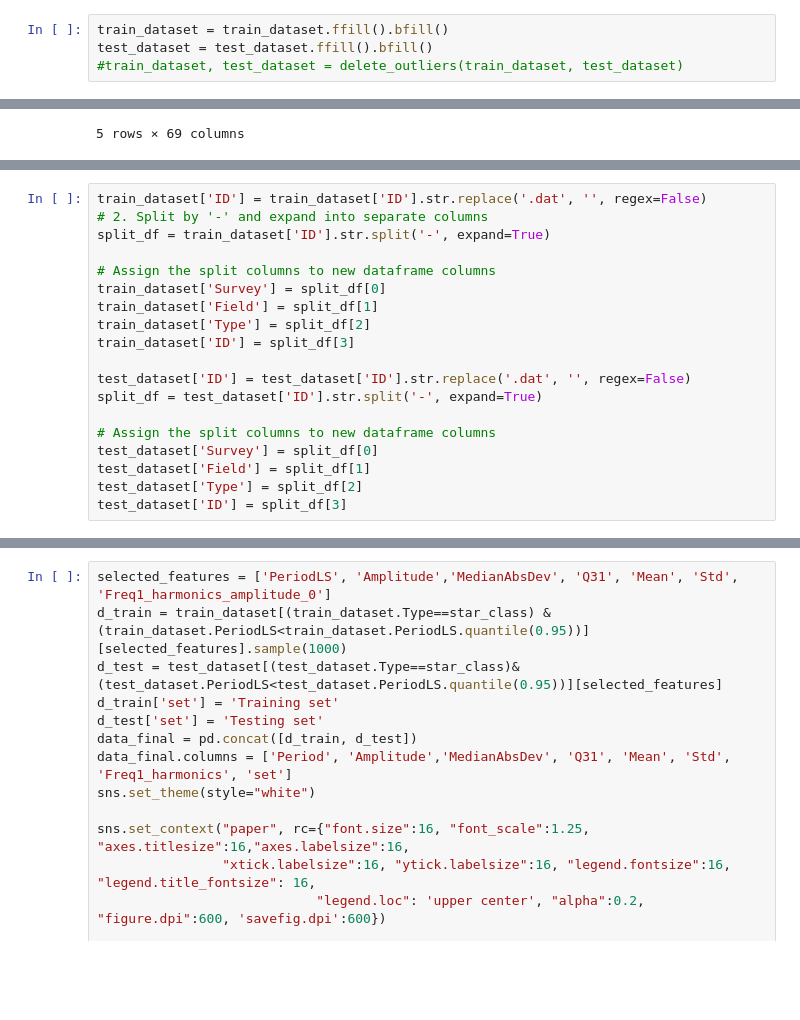
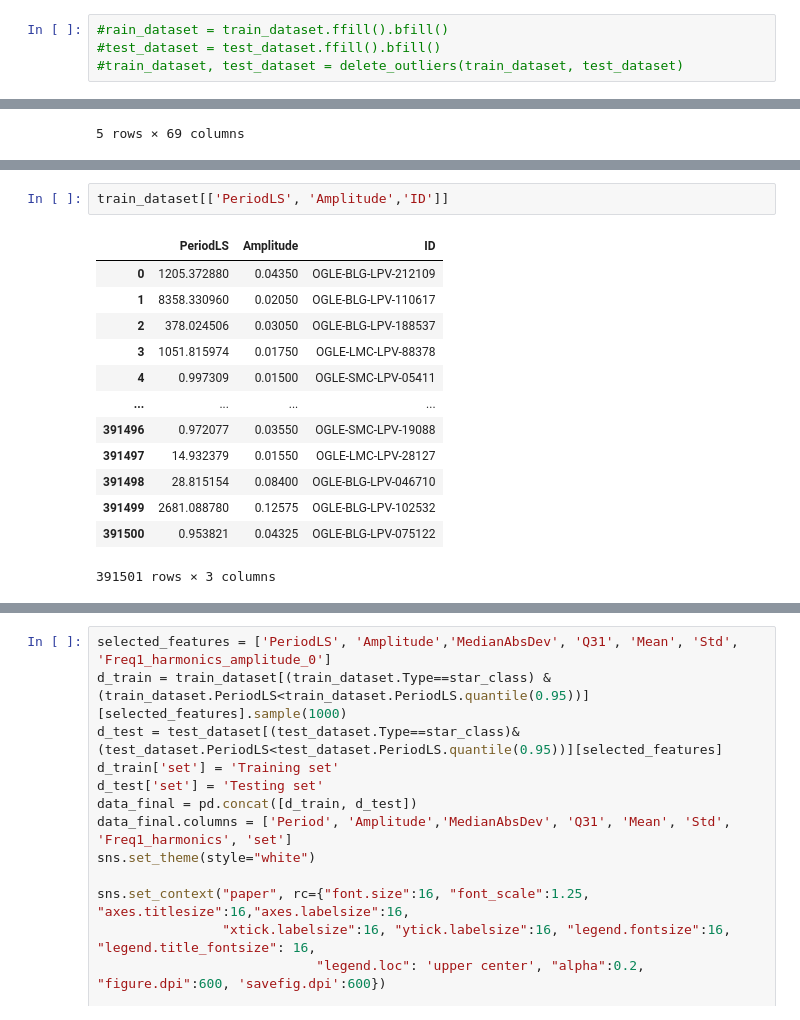
Before and after one commit to frperezgalarce/cnn-pels-vae, a Jupyter notebook: notebooks/oldnotebooks/10.FATS_OGLE_description.ipynb, the cells around one changed output, grey strips where cells are left out. Cells and saved outputs as stored; diff of their text form; blank space fills up the shorter version.

```diff
--- a/notebooks/oldnotebooks/10.FATS_OGLE_description.ipynb
+++ b/notebooks/oldnotebooks/10.FATS_OGLE_description.ipynb
@@ -202,6 +362,6 @@ def delete_outliers(train_dataset, test_dataset):
 # %%
-train_dataset = train_dataset.ffill().bfill()
-test_dataset = test_dataset.ffill().bfill()
+#rain_dataset = train_dataset.ffill().bfill()
+#test_dataset = test_dataset.ffill().bfill()
 #train_dataset, test_dataset = delete_outliers(train_dataset, test_dataset)
 # %%
 data_total = pd.concat([train_dataset, test_dataset])
@@ -240,19 +383,0 @@ train_dataset
-# %%
-train_dataset['ID'] = train_dataset['ID'].str.replace('.dat', '', regex=False)
-# 2. Split by '-' and expand into separate columns
-split_df = train_dataset['ID'].str.split('-', expand=True)
-
-# Assign the split columns to new dataframe columns
-train_dataset['Survey'] = split_df[0]
-train_dataset['Field'] = split_df[1]
-train_dataset['Type'] = split_df[2]
-train_dataset['ID'] = split_df[3]
-
-test_dataset['ID'] = test_dataset['ID'].str.replace('.dat', '', regex=False)
-split_df = test_dataset['ID'].str.split('-', expand=True)
-
-# Assign the split columns to new dataframe columns
-test_dataset['Survey'] = split_df[0]
-test_dataset['Field'] = split_df[1]
-test_dataset['Type'] = split_df[2]
-test_dataset['ID'] = split_df[3]
@@ -434,0 +433,16 @@ plt.savefig('period-amplitude-complete.svg', format='svg', dpi=300, bbox_inches=
+# %%
+train_dataset[['PeriodLS', 'Amplitude','ID']]
+# %% [output]
+|  | PeriodLS | Amplitude | ID |
+| 0 | 1205.372880 | 0.04350 | OGLE-BLG-LPV-212109 |
+| 1 | 8358.330960 | 0.02050 | OGLE-BLG-LPV-110617 |
+| 2 | 378.024506 | 0.03050 | OGLE-BLG-LPV-188537 |
+| 3 | 1051.815974 | 0.01750 | OGLE-LMC-LPV-88378 |
+| 4 | 0.997309 | 0.01500 | OGLE-SMC-LPV-05411 |
+| ... | ... | ... | ... |
+| 391496 | 0.972077 | 0.03550 | OGLE-SMC-LPV-19088 |
+| 391497 | 14.932379 | 0.01550 | OGLE-LMC-LPV-28127 |
+| 391498 | 28.815154 | 0.08400 | OGLE-BLG-LPV-046710 |
+| 391499 | 2681.088780 | 0.12575 | OGLE-BLG-LPV-102532 |
+| 391500 | 0.953821 | 0.04325 | OGLE-BLG-LPV-075122 |
+391501 rows × 3 columns
```
Also changed, not shown: parts of 23 cells of this notebook, 14 other files.
